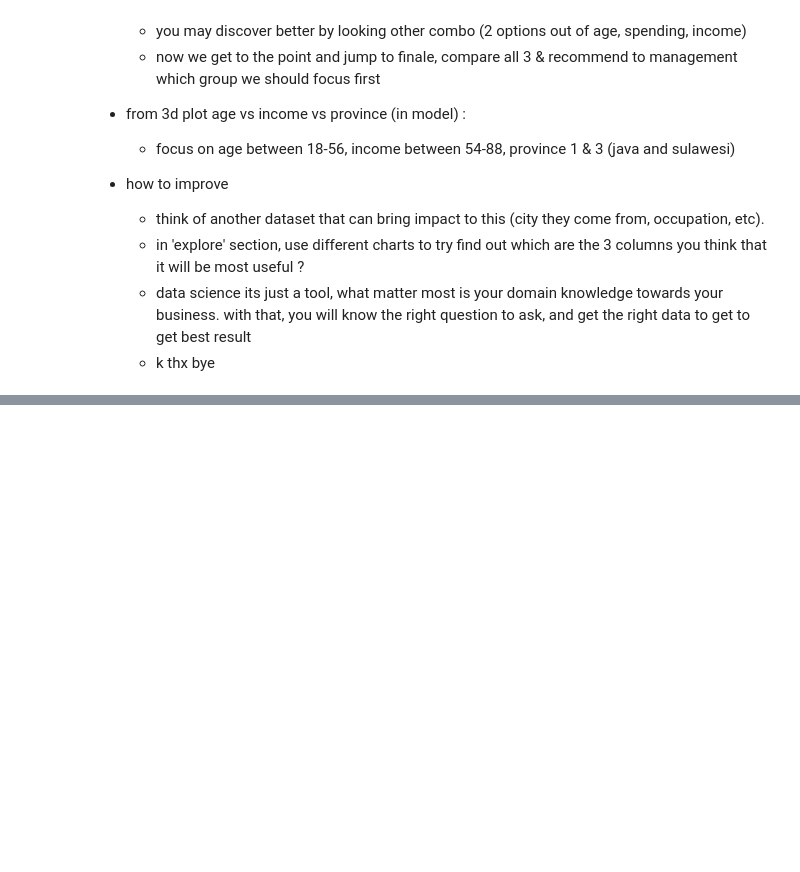
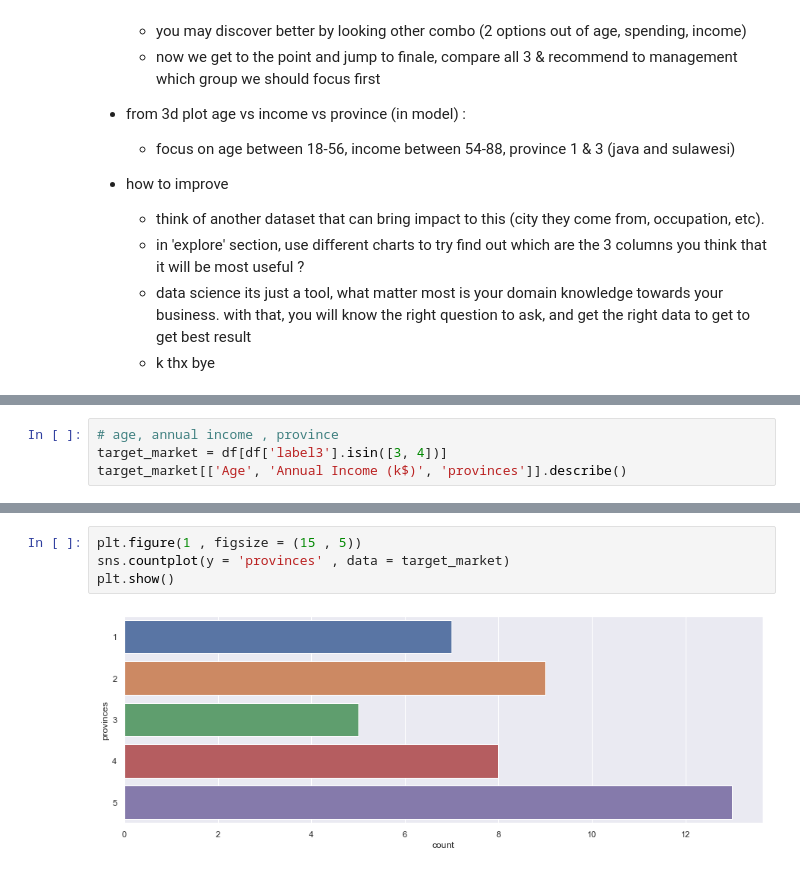
Before and after one commit to dwihdyn/ds-exploration, a Jupyter notebook: p5/mcs.ipynb, the cells around one changed output, grey strips where cells are left out. Cells and saved outputs as stored; diff of their text form; blank space fills up the shorter version.

```diff
--- a/p5/mcs.ipynb
+++ b/p5/mcs.ipynb
@@ -454,0 +604,4 @@ plt.show()
+# %%
+# age, annual income , province
+target_market = df[df['label3'].isin([3, 4])]
+target_market[['Age', 'Annual Income (k$)', 'provinces']].describe()
@@ -454,0 +618,6 @@ plt.show()
+# %%
+plt.figure(1 , figsize = (15 , 5))
+sns.countplot(y = 'provinces' , data = target_market)
+plt.show()
+# %% [output]
+[figure, added]
```
Also changed, not shown: parts of 11 cells of this notebook.
